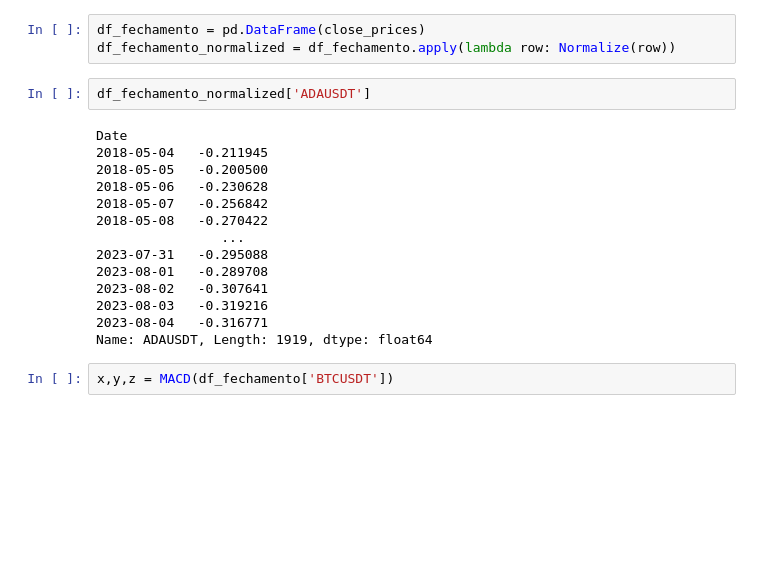
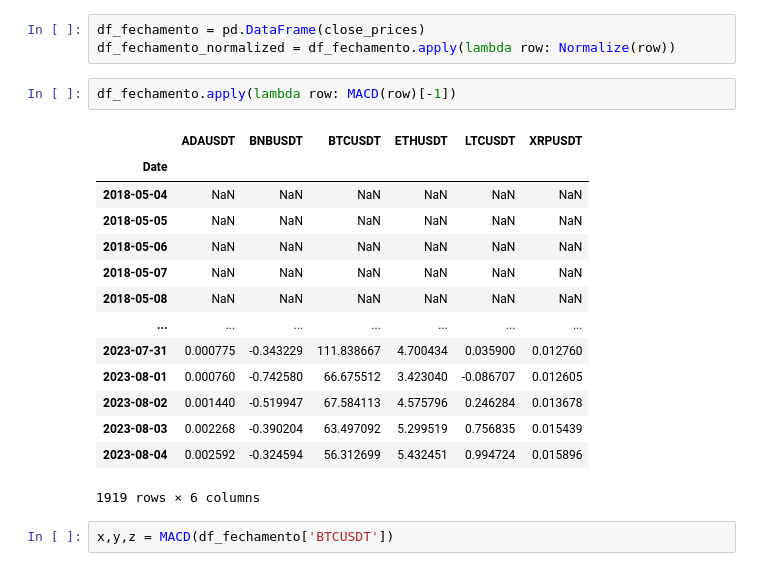
Before and after one commit to zanyev/desafio_quant_2023, a Jupyter notebook: ddpg_v1.ipynb, the cells around one changed output. Cells and saved outputs as stored; diff of their text form; blank space fills up the shorter version.

```diff
--- a/ddpg_v1.ipynb
+++ b/ddpg_v1.ipynb
@@ -18,22 +18,23 @@ for k in ativosOHLC.keys():
 # %%
 df_fechamento = pd.DataFrame(close_prices)
 df_fechamento_normalized = df_fechamento.apply(lambda row: Normalize(row))
-# %%
-df_fechamento_normalized['ADAUSDT']
-# %% [output]
-Date
-2018-05-04   -0.211945
-2018-05-05   -0.200500
-2018-05-06   -0.230628
-2018-05-07   -0.256842
-2018-05-08   -0.270422
-                ...
-2023-07-31   -0.295088
-2023-08-01   -0.289708
-2023-08-02   -0.307641
-2023-08-03   -0.319216
-2023-08-04   -0.316771
-Name: ADAUSDT, Length: 1919, dtype: float64
+# %%
+df_fechamento.apply(lambda row: MACD(row)[-1])
+# %% [output]
+|  | ADAUSDT | BNBUSDT | BTCUSDT | ETHUSDT | LTCUSDT | XRPUSDT |
+| Date |  |  |  |  |  |  |
+| 2018-05-04 | NaN | NaN | NaN | NaN | NaN | NaN |
+| 2018-05-05 | NaN | NaN | NaN | NaN | NaN | NaN |
+| 2018-05-06 | NaN | NaN | NaN | NaN | NaN | NaN |
+| 2018-05-07 | NaN | NaN | NaN | NaN | NaN | NaN |
+| 2018-05-08 | NaN | NaN | NaN | NaN | NaN | NaN |
+| ... | ... | ... | ... | ... | ... | ... |
+| 2023-07-31 | 0.000775 | -0.343229 | 111.838667 | 4.700434 | 0.035900 | 0.012760 |
+| 2023-08-01 | 0.000760 | -0.742580 | 66.675512 | 3.423040 | -0.086707 | 0.012605 |
+| 2023-08-02 | 0.001440 | -0.519947 | 67.584113 | 4.575796 | 0.246284 | 0.013678 |
+| 2023-08-03 | 0.002268 | -0.390204 | 63.497092 | 5.299519 | 0.756835 | 0.015439 |
+| 2023-08-04 | 0.002592 | -0.324594 | 56.312699 | 5.432451 | 0.994724 | 0.015896 |
+1919 rows × 6 columns
 # %%
 x,y,z = MACD(df_fechamento['BTCUSDT'])
 # %%
```
Also changed, not shown: 2 other files.
